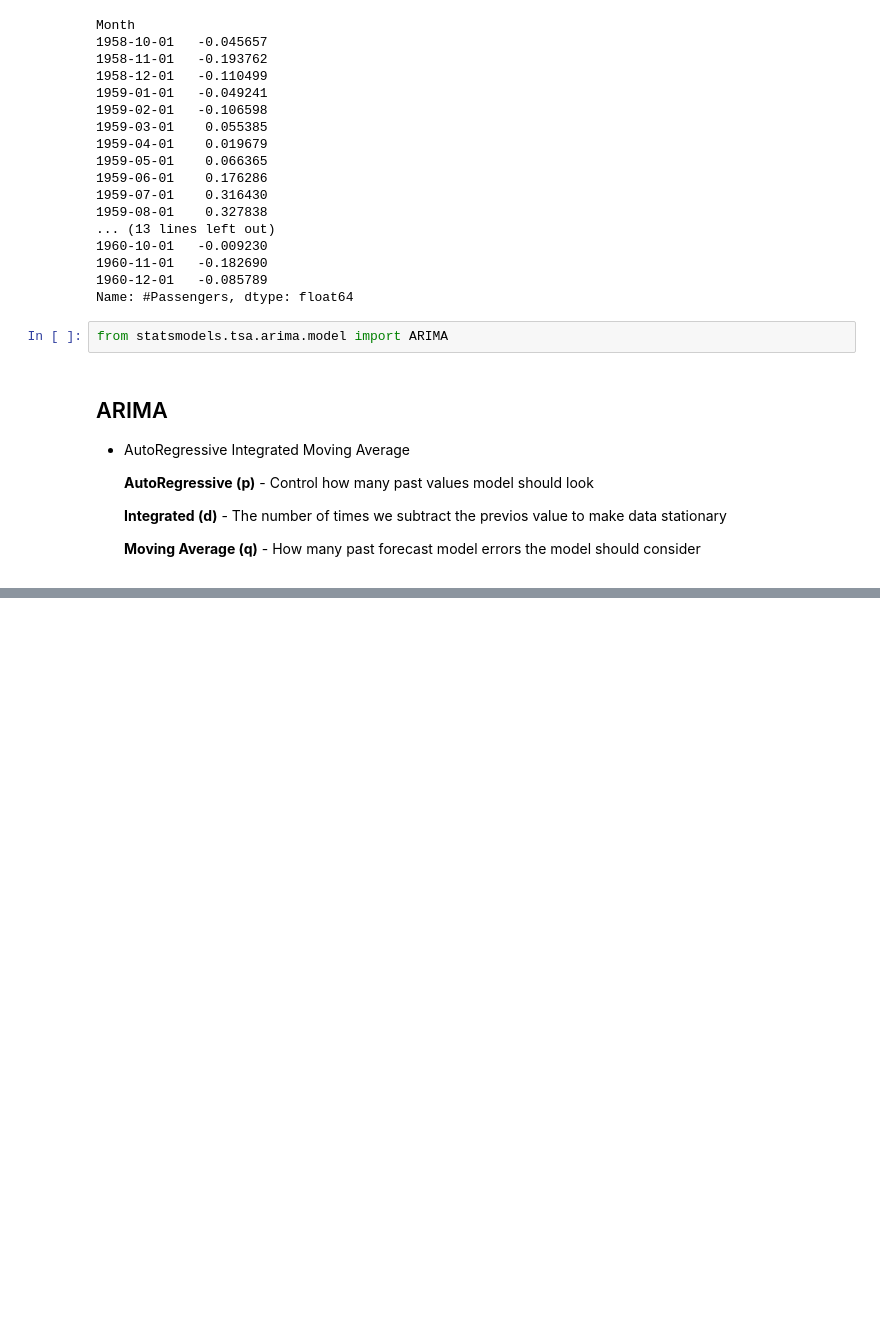
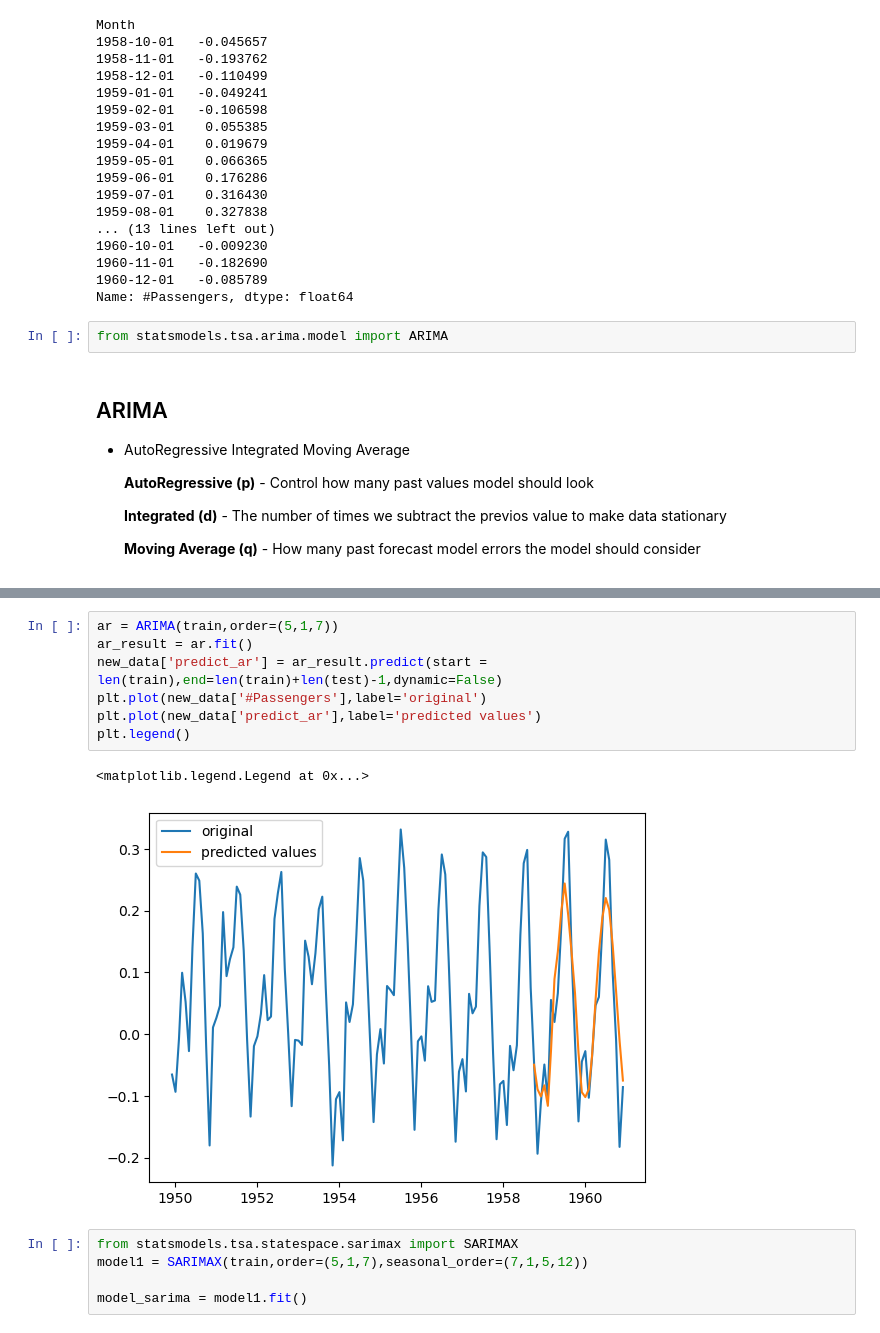
Before and after one commit to AnuragPanchal01/MachineLearning, a Jupyter notebook: TimeSeries/AirPassengers.ipynb, the cells around one changed output, grey strips where cells are left out. Saved outputs shown, nothing was run; the diff lists cells and outputs as text; blank space fills up the shorter version.

```diff
--- a/TimeSeries/AirPassengers.ipynb
+++ b/TimeSeries/AirPassengers.ipynb
@@ -274,0 +334,15 @@ from statsmodels.tsa.arima.model import ARIMA
+# %%
+ar = ARIMA(train,order=(5,1,7))
+ar_result = ar.fit()
+new_data['predict_ar'] = ar_result.predict(start = len(train),end=len(train)+len(test)-1,dynamic=False)
+plt.plot(new_data['#Passengers'],label='original')
+plt.plot(new_data['predict_ar'],label='predicted values')
+plt.legend()
+# %% [output]
+<matplotlib.legend.Legend at 0x...>
+[figure, added]
+# %%
+from statsmodels.tsa.statespace.sarimax import SARIMAX
+model1 = SARIMAX(train,order=(5,1,7),seasonal_order=(7,1,5,12))
+
+model_sarima = model1.fit()
```
Also changed, not shown: parts of 6 cells of this notebook.
